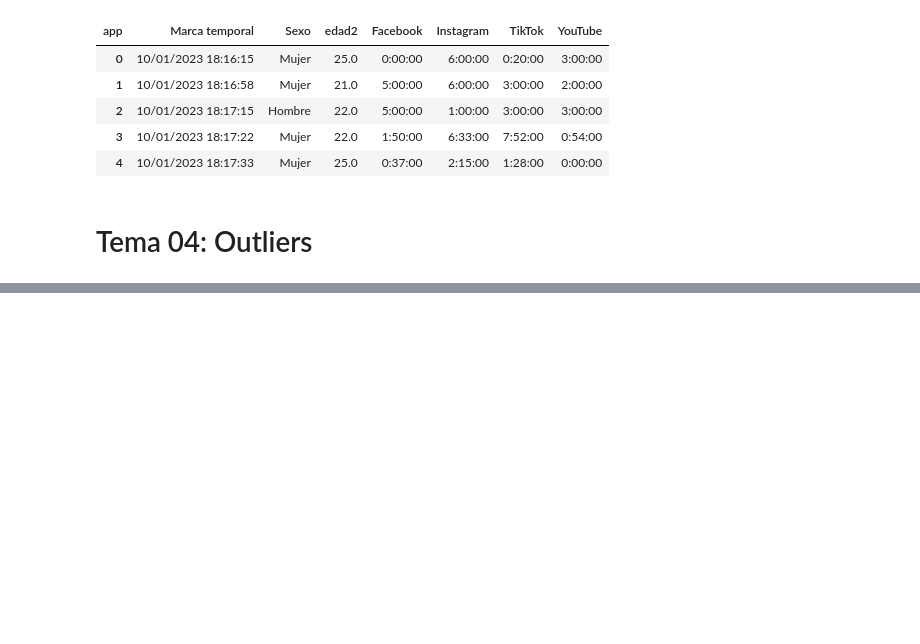
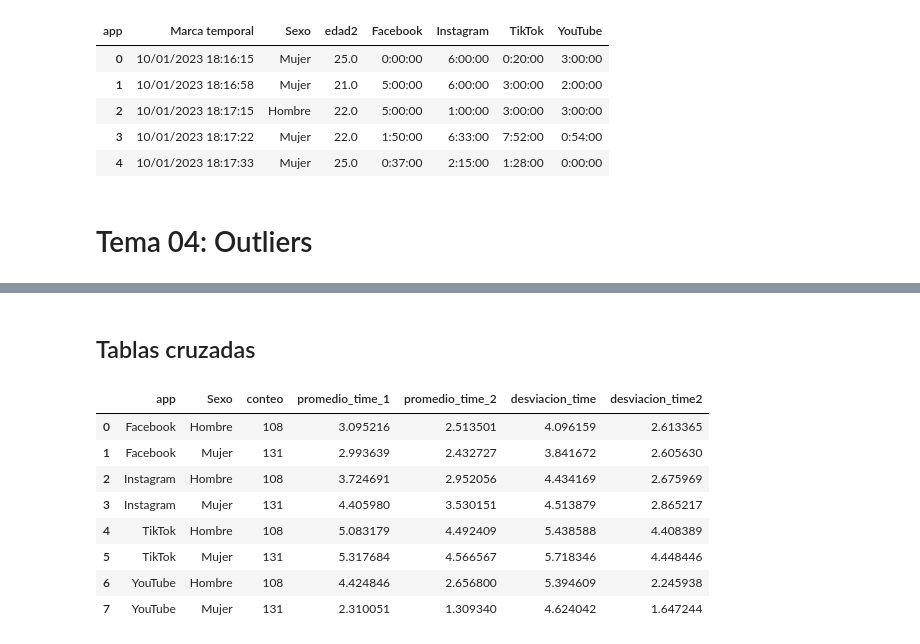
Before and after one commit to auzaluis/upsa_mod_202501, a Jupyter notebook: personalidad/01_script_ETL_personalidad.ipynb, the cells around one changed output, grey strips where cells are left out. Cells and saved outputs as stored; diff of their text form; code cells hidden in the pictures; blank space fills up the shorter version.

```diff
--- a/personalidad/01_script_ETL_personalidad.ipynb
+++ b/personalidad/01_script_ETL_personalidad.ipynb
@@ -448,0 +1129,23 @@ df8.head()
+# %% [markdown]
+## Tablas cruzadas
+# %%
+df9 \
+  .groupby(['app', 'Sexo']) \
+  .agg(
+      conteo = ('time2', 'size'),
+      promedio_time_1 = ('time', 'mean'),
+      promedio_time_2 = ('time2', 'mean'),
+      desviacion_time = ('time', 'std'),
+      desviacion_time2 = ('time2', 'std')
+  ) \
+  .reset_index()
+# %% [output]
+|  | app | Sexo | conteo | promedio_time_1 | promedio_time_2 | desviacion_time | desviacion_time2 |
+| 0 | Facebook | Hombre | 108 | 3.095216 | 2.513501 | 4.096159 | 2.613365 |
+| 1 | Facebook | Mujer | 131 | 2.993639 | 2.432727 | 3.841672 | 2.605630 |
+| 2 | Instagram | Hombre | 108 | 3.724691 | 2.952056 | 4.434169 | 2.675969 |
+| 3 | Instagram | Mujer | 131 | 4.405980 | 3.530151 | 4.513879 | 2.865217 |
+| 4 | TikTok | Hombre | 108 | 5.083179 | 4.492409 | 5.438588 | 4.408389 |
+| 5 | TikTok | Mujer | 131 | 5.317684 | 4.566567 | 5.718346 | 4.448446 |
+| 6 | YouTube | Hombre | 108 | 4.424846 | 2.656800 | 5.394609 | 2.245938 |
+| 7 | YouTube | Mujer | 131 | 2.310051 | 1.309340 | 4.624042 | 1.647244 |
```
Also changed, not shown: parts of 79 cells of this notebook.
